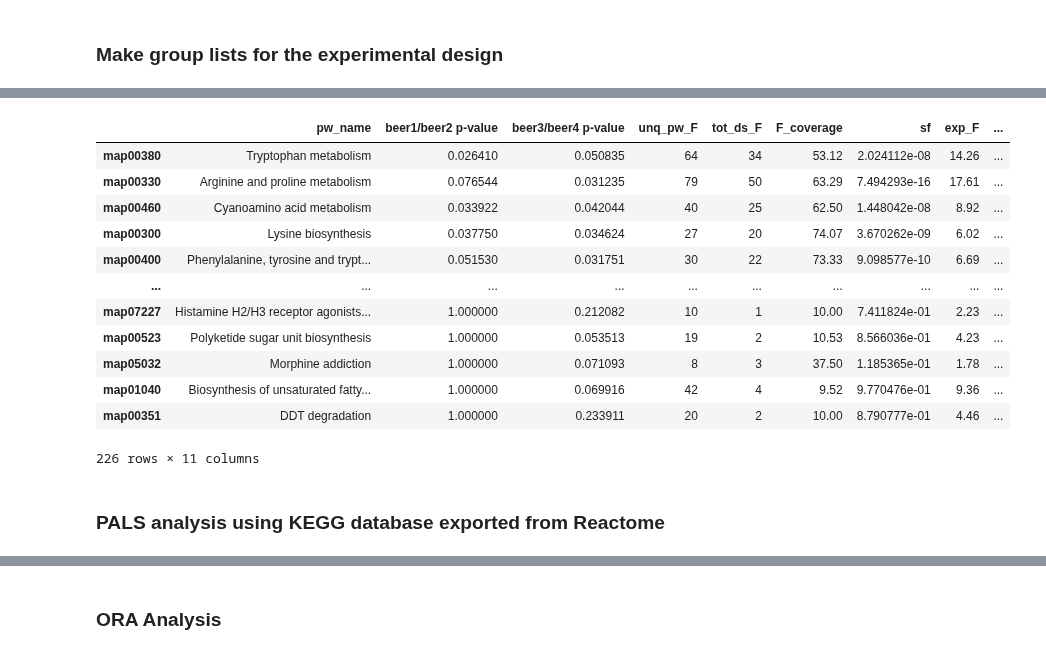
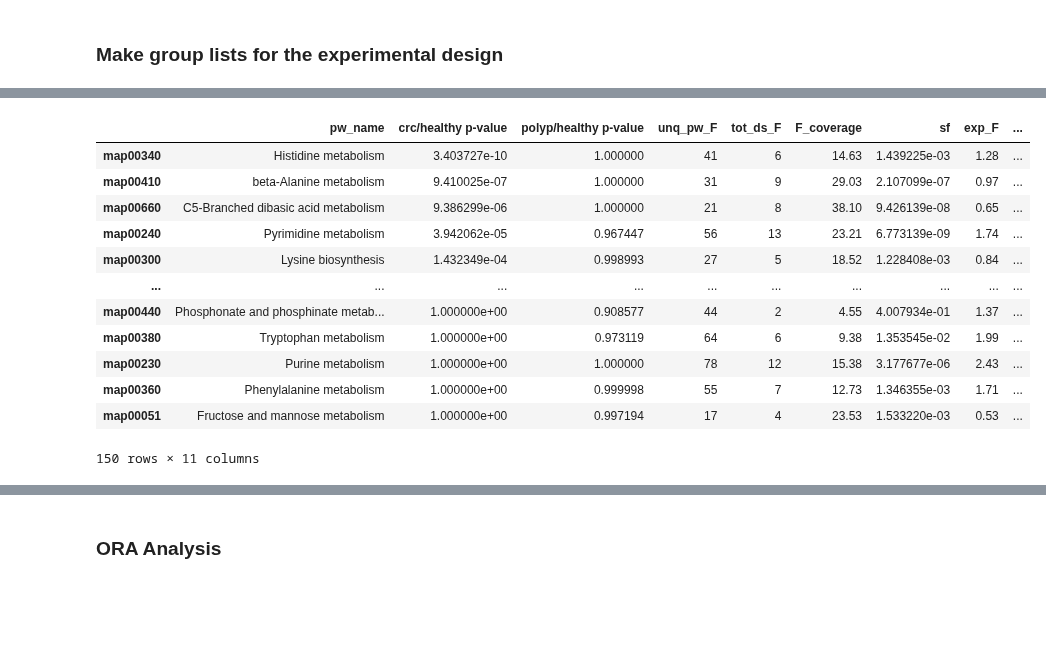
Before and after one commit to glasgowcompbio/PALS, a Jupyter notebook: notebooks/PALS_crc_data.ipynb, the cells around one changed output, grey strips where cells are left out. Cells and saved outputs as stored; diff of their text form; code cells hidden in the pictures; blank space fills up the shorter version.

```diff
--- a/notebooks/PALS_crc_data.ipynb
+++ b/notebooks/PALS_crc_data.ipynb
@@ -99,9 +69,11 @@ columns = crc_int_df.columns
 # %% [markdown]
 ### Make group lists for the experimental design
 # %%
-crc=[]
+columns = crc_int_df.columns
+crc = []
 healthy = []
-polyp=[]
+polyp = []
+
 for c in columns:
     if 'CRC' in c:
         crc.append(c)
@@ -109,6 +81,11 @@ for c in columns:
         healthy.append(c)
     elif 'Polyp' in c:
         polyp.append(c)
-crc_experimental_design = {'comparisons': [{'case': 'CRC', 'control': 'healthy', 'name': 'crc/healthy'},
-  {'case': 'polyp', 'control': 'healthy', 'name': 'crc/healthy'}]}
+
+crc_experimental_design = {
+    'comparisons': [
+        {'case': 'CRC', 'control': 'healthy', 'name': 'crc/healthy'},
+        {'case': 'polyp', 'control': 'healthy', 'name': 'polyp/healthy'}
+    ]
+}
 # %%
@@ -184,3 +121,0 @@ ds = DataSource(int_df, annotation_df, experimental_design, DATABASE_PIMP_KEGG)
-# %%
-pals = PALS(ds, min_replace=5000, plage_weight=5, hg_weight=1)
-pathway_df = pals.get_pathway_df()
@@ -205,19 +122,17 @@ pathway_df = pals.get_pathway_df()
 # %%
-pathway_df.sort_values('PiMP_KEGG beer1/beer2 comb_p', ascending=True, inplace=True)
+pathway_df.sort_values('PiMP_KEGG crc/healthy comb_p', ascending=True, inplace=True)
 pathway_df
 # %% [output]
-|  | pw_name | beer1/beer2 p-value | beer3/beer4 p-value | unq_pw_F | tot_ds_F | F_coverage | sf | exp_F | ... |
-| map00380 | Tryptophan metabolism | 0.026410 | 0.050835 | 64 | 34 | 53.12 | 2.024112e-08 | 14.26 | ... |
-| map00330 | Arginine and proline metabolism | 0.076544 | 0.031235 | 79 | 50 | 63.29 | 7.494293e-16 | 17.61 | ... |
-| map00460 | Cyanoamino acid metabolism | 0.033922 | 0.042044 | 40 | 25 | 62.50 | 1.448042e-08 | 8.92 | ... |
-| map00300 | Lysine biosynthesis | 0.037750 | 0.034624 | 27 | 20 | 74.07 | 3.670262e-09 | 6.02 | ... |
-| map00400 | Phenylalanine, tyrosine and trypt... | 0.051530 | 0.031751 | 30 | 22 | 73.33 | 9.098577e-10 | 6.69 | ... |
+|  | pw_name | crc/healthy p-value | polyp/healthy p-value | unq_pw_F | tot_ds_F | F_coverage | sf | exp_F | ... |
+| map00340 | Histidine metabolism | 3.403727e-10 | 1.000000 | 41 | 6 | 14.63 | 1.439225e-03 | 1.28 | ... |
+| map00410 | beta-Alanine metabolism | 9.410025e-07 | 1.000000 | 31 | 9 | 29.03 | 2.107099e-07 | 0.97 | ... |
+| map00660 | C5-Branched dibasic acid metabolism | 9.386299e-06 | 1.000000 | 21 | 8 | 38.10 | 9.426139e-08 | 0.65 | ... |
+| map00240 | Pyrimidine metabolism | 3.942062e-05 | 0.967447 | 56 | 13 | 23.21 | 6.773139e-09 | 1.74 | ... |
+| map00300 | Lysine biosynthesis | 1.432349e-04 | 0.998993 | 27 | 5 | 18.52 | 1.228408e-03 | 0.84 | ... |
 | ... | ... | ... | ... | ... | ... | ... | ... | ... | ... |
-| map07227 | Histamine H2/H3 receptor agonists... | 1.000000 | 0.212082 | 10 | 1 | 10.00 | 7.411824e-01 | 2.23 | ... |
-| map00523 | Polyketide sugar unit biosynthesis | 1.000000 | 0.053513 | 19 | 2 | 10.53 | 8.566036e-01 | 4.23 | ... |
-| map05032 | Morphine addiction | 1.000000 | 0.071093 | 8 | 3 | 37.50 | 1.185365e-01 | 1.78 | ... |
-| map01040 | Biosynthesis of unsaturated fatty... | 1.000000 | 0.069916 | 42 | 4 | 9.52 | 9.770476e-01 | 9.36 | ... |
-| map00351 | DDT degradation | 1.000000 | 0.233911 | 20 | 2 | 10.00 | 8.790777e-01 | 4.46 | ... |
+| map00440 | Phosphonate and phosphinate metab... | 1.000000e+00 | 0.908577 | 44 | 2 | 4.55 | 4.007934e-01 | 1.37 | ... |
+| map00380 | Tryptophan metabolism | 1.000000e+00 | 0.973119 | 64 | 6 | 9.38 | 1.353545e-02 | 1.99 | ... |
+| map00230 | Purine metabolism | 1.000000e+00 | 1.000000 | 78 | 12 | 15.38 | 3.177677e-06 | 2.43 | ... |
+| map00360 | Phenylalanine metabolism | 1.000000e+00 | 0.999998 | 55 | 7 | 12.73 | 1.346355e-03 | 1.71 | ... |
+| map00051 | Fructose and mannose metabolism | 1.000000e+00 | 0.997194 | 17 | 4 | 23.53 | 1.533220e-03 | 0.53 | ... |
-226 rows × 11 columns
+150 rows × 11 columns
-# %% [markdown]
-### PALS analysis using KEGG database exported from Reactome
```
Also changed, not shown: parts of 31 cells of this notebook.
